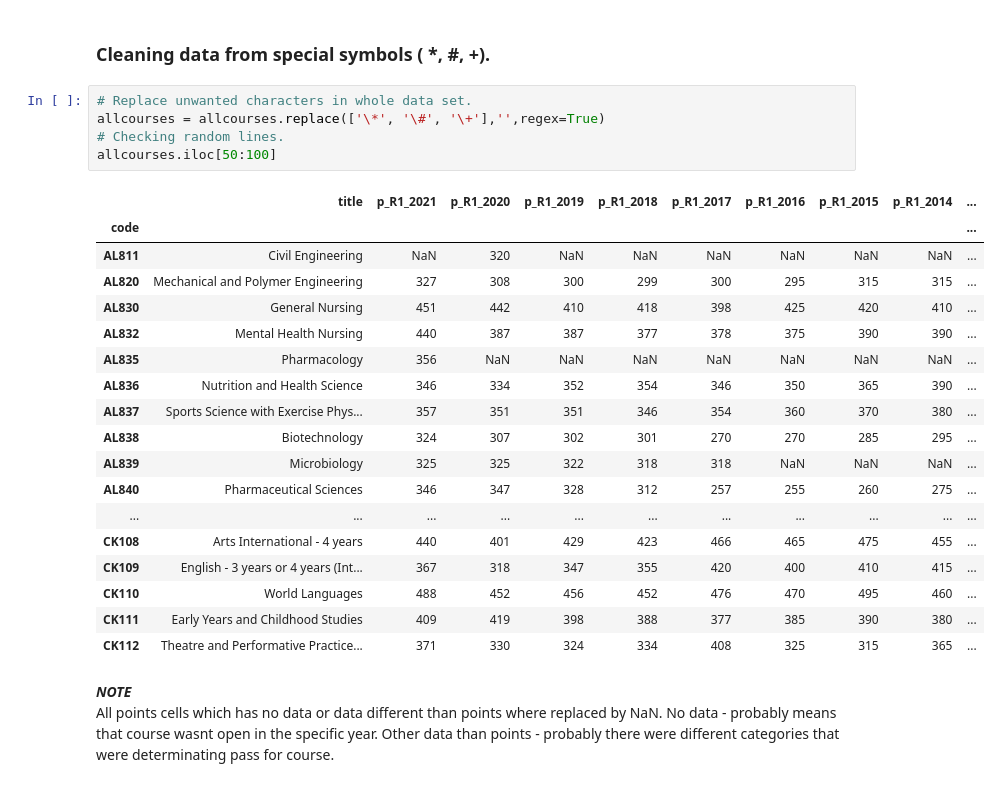
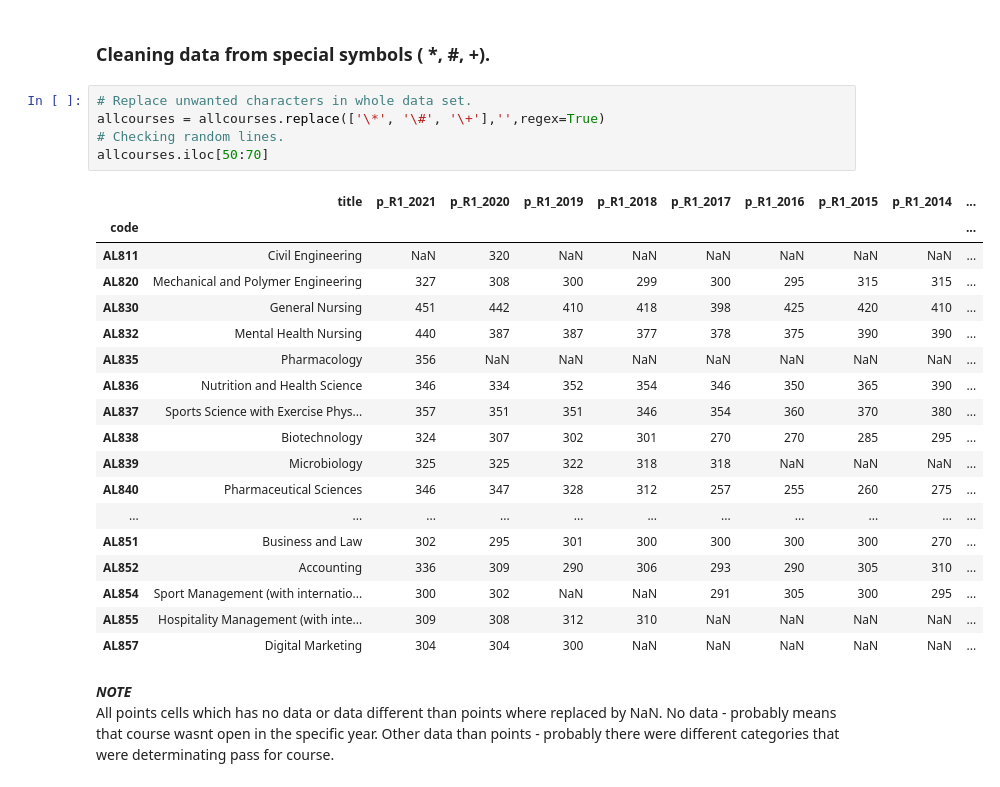
Before and after one commit to DracoNibilis/CAO_Points_Analysis, a Jupyter notebook: cao.ipynb, the cells around one changed output. Drawn from its saved outputs; the diff is of its cells as text.

```diff
--- a/cao.ipynb
+++ b/cao.ipynb
@@ -1162,27 +1120,27 @@ allcourses.head()
 # %%
 # Replace unwanted characters in whole data set.
 allcourses = allcourses.replace(['\*', '\#', '\+'],'',regex=True)
 # Checking random lines.
-allcourses.iloc[50:100]
+allcourses.iloc[50:70]
 # %% [output]
 |  | title | p_R1_2021 | p_R1_2020 | p_R1_2019 | p_R1_2018 | p_R1_2017 | p_R1_2016 | p_R1_2015 | p_R1_2014 | ... |
 | code |  |  |  |  |  |  |  |  |  | ... |
 | AL811 | Civil Engineering | NaN | 320 | NaN | NaN | NaN | NaN | NaN | NaN | ... |
 | AL820 | Mechanical and Polymer Engineering | 327 | 308 | 300 | 299 | 300 | 295 | 315 | 315 | ... |
 | AL830 | General Nursing | 451 | 442 | 410 | 418 | 398 | 425 | 420 | 410 | ... |
 | AL832 | Mental Health Nursing | 440 | 387 | 387 | 377 | 378 | 375 | 390 | 390 | ... |
 | AL835 | Pharmacology | 356 | NaN | NaN | NaN | NaN | NaN | NaN | NaN | ... |
 | AL836 | Nutrition and Health Science | 346 | 334 | 352 | 354 | 346 | 350 | 365 | 390 | ... |
 | AL837 | Sports Science with Exercise Phys... | 357 | 351 | 351 | 346 | 354 | 360 | 370 | 380 | ... |
 | AL838 | Biotechnology | 324 | 307 | 302 | 301 | 270 | 270 | 285 | 295 | ... |
 | AL839 | Microbiology | 325 | 325 | 322 | 318 | 318 | NaN | NaN | NaN | ... |
 | AL840 | Pharmaceutical Sciences | 346 | 347 | 328 | 312 | 257 | 255 | 260 | 275 | ... |
 | ... | ... | ... | ... | ... | ... | ... | ... | ... | ... | ... |
-| CK108 | Arts International - 4 years | 440 | 401 | 429 | 423 | 466 | 465 | 475 | 455 | ... |
-| CK109 | English - 3 years or 4 years (Int... | 367 | 318 | 347 | 355 | 420 | 400 | 410 | 415 | ... |
-| CK110 | World Languages | 488 | 452 | 456 | 452 | 476 | 470 | 495 | 460 | ... |
-| CK111 | Early Years and Childhood Studies | 409 | 419 | 398 | 388 | 377 | 385 | 390 | 380 | ... |
-| CK112 | Theatre and Performative Practice... | 371 | 330 | 324 | 334 | 408 | 325 | 315 | 365 | ... |
+| AL851 | Business and Law | 302 | 295 | 301 | 300 | 300 | 300 | 300 | 270 | ... |
+| AL852 | Accounting | 336 | 309 | 290 | 306 | 293 | 290 | 305 | 310 | ... |
+| AL854 | Sport Management (with internatio... | 300 | 302 | NaN | NaN | 291 | 305 | 300 | 295 | ... |
+| AL855 | Hospitality Management (with inte... | 309 | 308 | 312 | 310 | NaN | NaN | NaN | NaN | ... |
+| AL857 | Digital Marketing | 304 | 304 | 300 | NaN | NaN | NaN | NaN | NaN | ... |
 # %% [markdown]
 ***NOTE*** <br>
 All points cells which has no data or data different than points where replaced by NaN.
```
Also changed, not shown: parts of 19 cells of this notebook.
